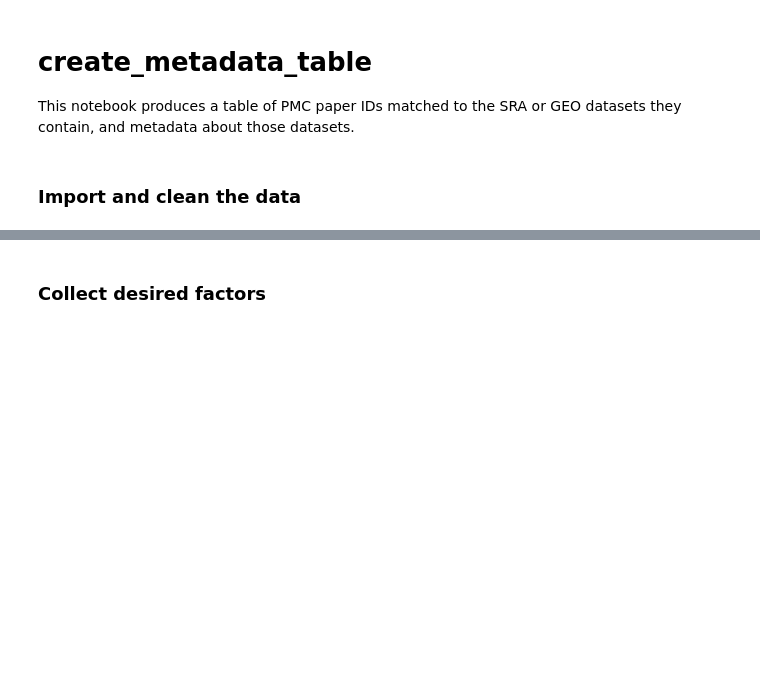
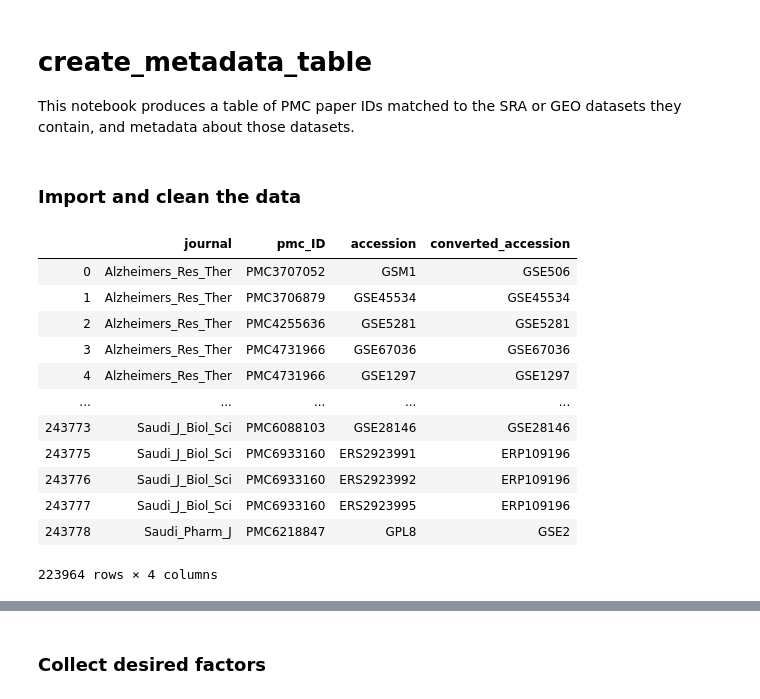
Before and after one commit to smangul1/data_reusability, a Jupyter notebook: jupyter_notebooks/create_metadata_table.ipynb, the cells around one changed output, grey strips where cells are left out. Saved outputs shown, nothing was run; the diff lists cells and outputs as text; code cells hidden in the pictures; blank space fills up the shorter version.

```diff
--- a/jupyter_notebooks/create_metadata_table.ipynb
+++ b/jupyter_notebooks/create_metadata_table.ipynb
@@ -90,11 +90,25 @@ pmcData = pmcData.drop(labels = ['geoSeries', 'sraStudy'], axis = 1)
 # %%
 # clean out garbage converted_accession entries, and rows that didn't map to a converted_accession
 w = []
 for a in pmcData['converted_accession']:
     if(type(a) == str):
         if a[0:3] != 'GSE' and a[0:3] != 'GPL' and a[1:3] != 'RP' and a not in w:
                 w.append(a)
 w.append(np.NaN)
 
 pmcData = pmcData[~pmcData.converted_accession.isin(w)]
-# pmcData
+pmcData
+# %% [output]
+|  | journal | pmc_ID | accession | converted_accession |
+| 0 | Alzheimers_Res_Ther | PMC3707052 | GSM1 | GSE506 |
+| 1 | Alzheimers_Res_Ther | PMC3706879 | GSE45534 | GSE45534 |
+| 2 | Alzheimers_Res_Ther | PMC4255636 | GSE5281 | GSE5281 |
+| 3 | Alzheimers_Res_Ther | PMC4731966 | GSE67036 | GSE67036 |
+| 4 | Alzheimers_Res_Ther | PMC4731966 | GSE1297 | GSE1297 |
+| ... | ... | ... | ... | ... |
+| 243773 | Saudi_J_Biol_Sci | PMC6088103 | GSE28146 | GSE28146 |
+| 243775 | Saudi_J_Biol_Sci | PMC6933160 | ERS2923991 | ERP109196 |
+| 243776 | Saudi_J_Biol_Sci | PMC6933160 | ERS2923992 | ERP109196 |
+| 243777 | Saudi_J_Biol_Sci | PMC6933160 | ERS2923995 | ERP109196 |
+| 243778 | Saudi_Pharm_J | PMC6218847 | GPL8 | GSE2 |
+223964 rows × 4 columns
```
Also changed, not shown: parts of 11 cells of this notebook, 27 other files.
